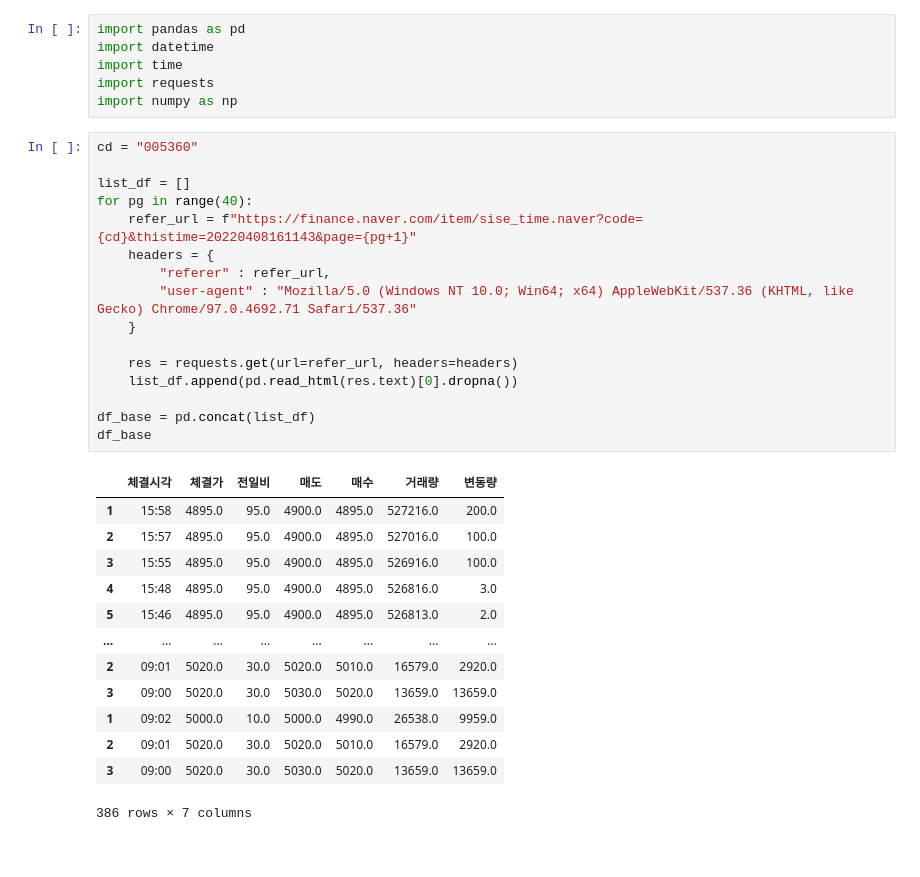
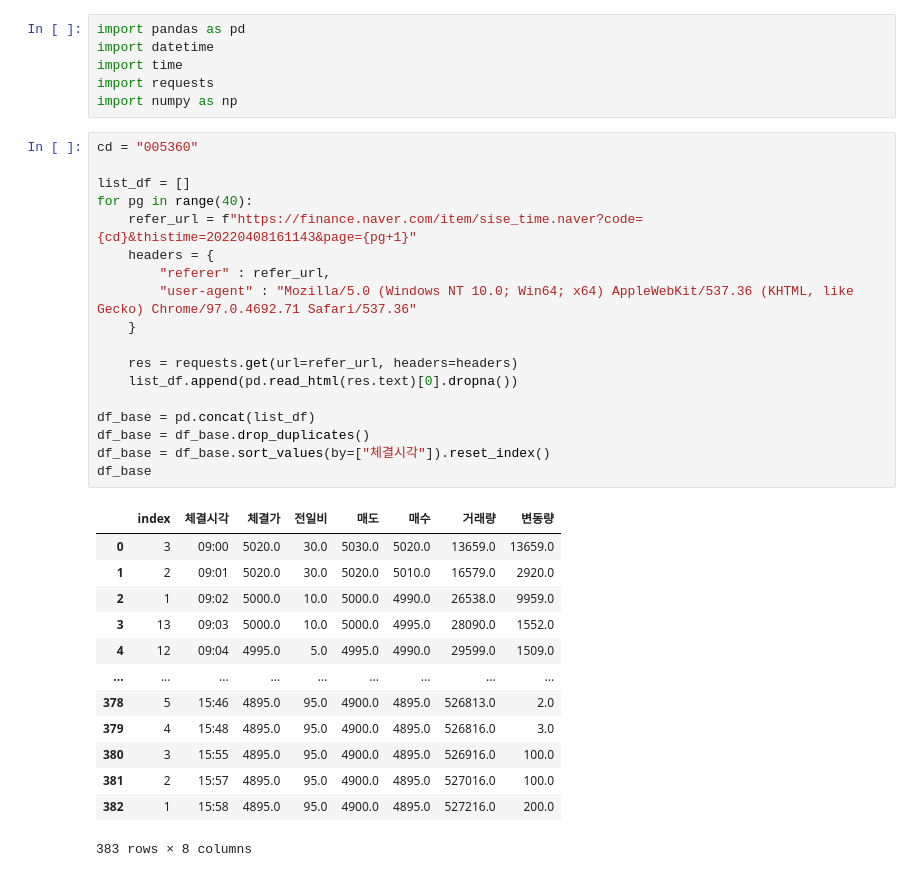
Before and after one commit to etlers/quant, a Jupyter notebook: mldl/jognmok_sise.ipynb, the cells around one changed output. Saved outputs shown, nothing was run; the diff lists cells and outputs as text.

```diff
--- a/mldl/jognmok_sise.ipynb
+++ b/mldl/jognmok_sise.ipynb
@@ -7,30 +7,32 @@ import numpy as np
 # %%
 cd = "005360"
 
 list_df = []
 for pg in range(40):
     refer_url = f"https://finance.naver.com/item/sise_time.naver?code={cd}&thistime=20220408161143&page={pg+1}"
     headers = {
         "referer" : refer_url,
         "user-agent" : "Mozilla/5.0 (Windows NT 10.0; Win64; x64) AppleWebKit/537.36 (KHTML, like Gecko) Chrome/97.0.4692.71 Safari/537.36"
     }
 
     res = requests.get(url=refer_url, headers=headers)
     list_df.append(pd.read_html(res.text)[0].dropna())
 
 df_base = pd.concat(list_df)
+df_base = df_base.drop_duplicates()
+df_base = df_base.sort_values(by=["체결시각"]).reset_index()
 df_base
 # %% [output]
-|  | 체결시각 | 체결가 | 전일비 | 매도 | 매수 | 거래량 | 변동량 |
-| 1 | 15:58 | 4895.0 | 95.0 | 4900.0 | 4895.0 | 527216.0 | 200.0 |
-| 2 | 15:57 | 4895.0 | 95.0 | 4900.0 | 4895.0 | 527016.0 | 100.0 |
-| 3 | 15:55 | 4895.0 | 95.0 | 4900.0 | 4895.0 | 526916.0 | 100.0 |
-| 4 | 15:48 | 4895.0 | 95.0 | 4900.0 | 4895.0 | 526816.0 | 3.0 |
-| 5 | 15:46 | 4895.0 | 95.0 | 4900.0 | 4895.0 | 526813.0 | 2.0 |
-| ... | ... | ... | ... | ... | ... | ... | ... |
-| 2 | 09:01 | 5020.0 | 30.0 | 5020.0 | 5010.0 | 16579.0 | 2920.0 |
-| 3 | 09:00 | 5020.0 | 30.0 | 5030.0 | 5020.0 | 13659.0 | 13659.0 |
-| 1 | 09:02 | 5000.0 | 10.0 | 5000.0 | 4990.0 | 26538.0 | 9959.0 |
-| 2 | 09:01 | 5020.0 | 30.0 | 5020.0 | 5010.0 | 16579.0 | 2920.0 |
-| 3 | 09:00 | 5020.0 | 30.0 | 5030.0 | 5020.0 | 13659.0 | 13659.0 |
+|  | index | 체결시각 | 체결가 | 전일비 | 매도 | 매수 | 거래량 | 변동량 |
+| 0 | 3 | 09:00 | 5020.0 | 30.0 | 5030.0 | 5020.0 | 13659.0 | 13659.0 |
+| 1 | 2 | 09:01 | 5020.0 | 30.0 | 5020.0 | 5010.0 | 16579.0 | 2920.0 |
+| 2 | 1 | 09:02 | 5000.0 | 10.0 | 5000.0 | 4990.0 | 26538.0 | 9959.0 |
+| 3 | 13 | 09:03 | 5000.0 | 10.0 | 5000.0 | 4995.0 | 28090.0 | 1552.0 |
+| 4 | 12 | 09:04 | 4995.0 | 5.0 | 4995.0 | 4990.0 | 29599.0 | 1509.0 |
+| ... | ... | ... | ... | ... | ... | ... | ... | ... |
+| 378 | 5 | 15:46 | 4895.0 | 95.0 | 4900.0 | 4895.0 | 526813.0 | 2.0 |
+| 379 | 4 | 15:48 | 4895.0 | 95.0 | 4900.0 | 4895.0 | 526816.0 | 3.0 |
+| 380 | 3 | 15:55 | 4895.0 | 95.0 | 4900.0 | 4895.0 | 526916.0 | 100.0 |
+| 381 | 2 | 15:57 | 4895.0 | 95.0 | 4900.0 | 4895.0 | 527016.0 | 100.0 |
+| 382 | 1 | 15:58 | 4895.0 | 95.0 | 4900.0 | 4895.0 | 527216.0 | 200.0 |
-386 rows × 7 columns
+383 rows × 8 columns
```
Also changed, not shown: parts of 1 cell of this notebook, 17 other files.
